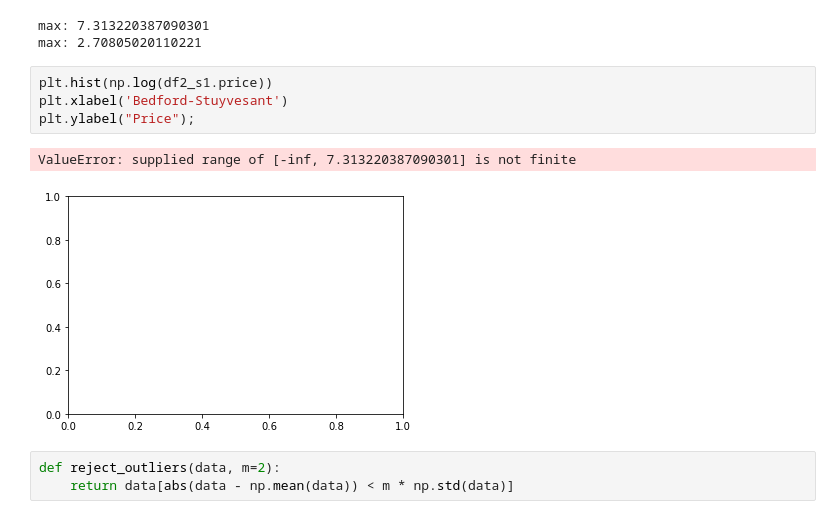
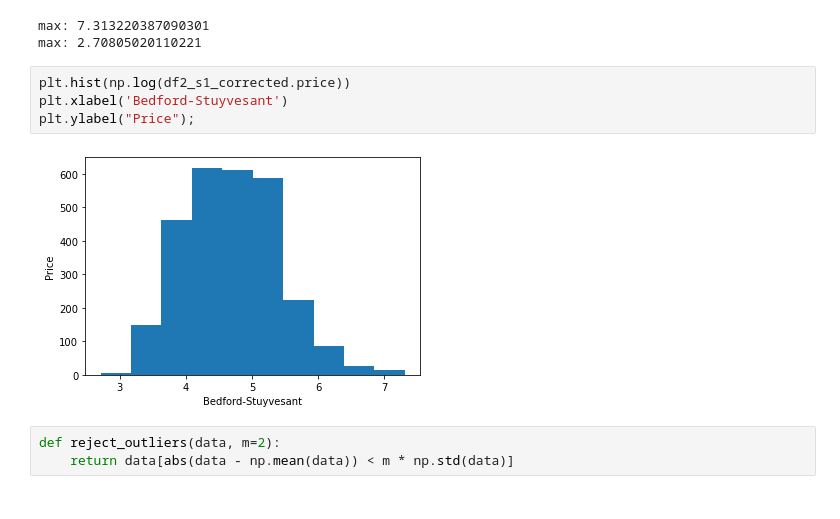
Before and after one commit to Naren1610/IST5520GrpProj, a Jupyter notebook: Milestone3_v1.ipynb, the cells around one changed output. Saved outputs shown, nothing was run; the diff lists cells and outputs as text.

```diff
--- a/Milestone3_v1.ipynb
+++ b/Milestone3_v1.ipynb
@@ -224,12 +224,11 @@ print(f'max: {np.log(df2_s1_corrected.price).min()}')
 max: 7.313220387090301
 max: 2.70805020110221
 # %%
-plt.hist(np.log(df2_s1.price))
+plt.hist(np.log(df2_s1_corrected.price))
 plt.xlabel('Bedford-Stuyvesant')
 plt.ylabel("Price");
 # %% [output]
-ValueError: supplied range of [-inf, 7.313220387090301] is not finite
-[figure, old version]
+[figure, new version]
 # %%
 def reject_outliers(data, m=2):
     return data[abs(data - np.mean(data)) < m * np.std(data)]
```
